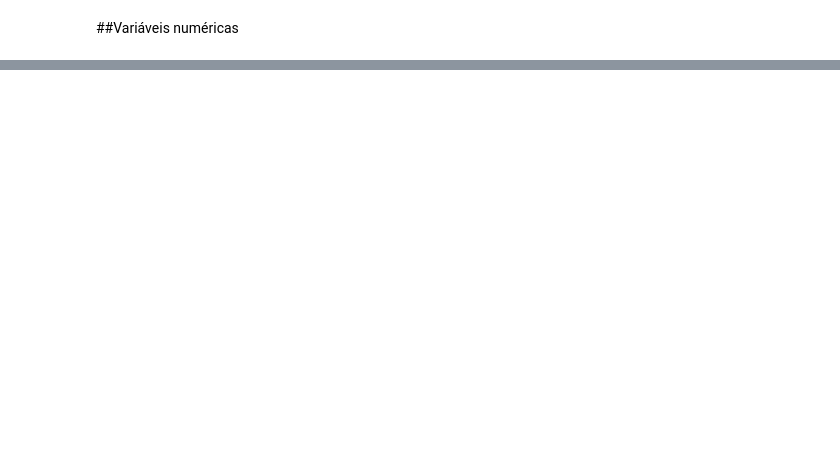
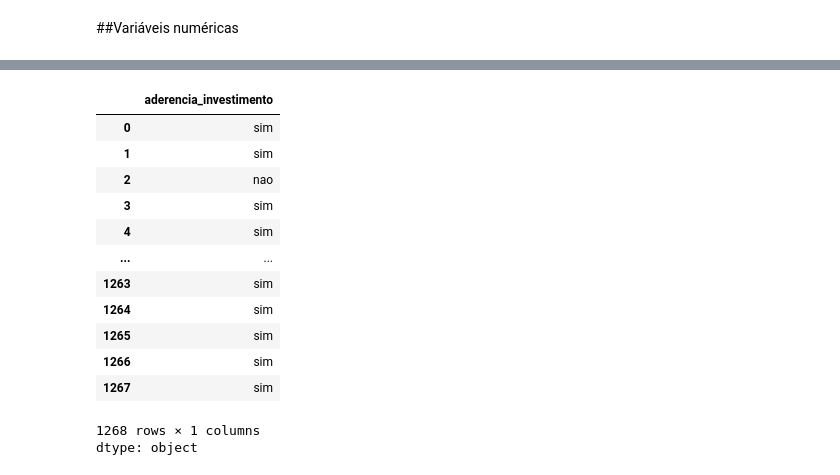
Before and after one commit to EmilyCarla/ONE_DataScience, a Jupyter notebook: ClassificaçãoDeDadosComML.ipynb, the cells around one changed output, grey strips where cells are left out. Saved outputs shown, nothing was run; the diff lists cells and outputs as text; code cells hidden in the pictures; blank space fills up the shorter version.

```diff
--- a/ClassificaçãoDeDadosComML.ipynb
+++ b/ClassificaçãoDeDadosComML.ipynb
@@ -96,0 +141,17 @@ px.box(dados, x = 'numero_contatos', color = 'aderencia_investimento')
+# %%
+y
+# %% [output]
+|  | aderencia_investimento |
+| 0 | sim |
+| 1 | sim |
+| 2 | nao |
+| 3 | sim |
+| 4 | sim |
+| ... | ... |
+| 1263 | sim |
+| 1264 | sim |
+| 1265 | sim |
+| 1266 | sim |
+| 1267 | sim |
+1268 rows × 1 columns
+dtype: object
```
Also changed, not shown: parts of 18 cells of this notebook.
